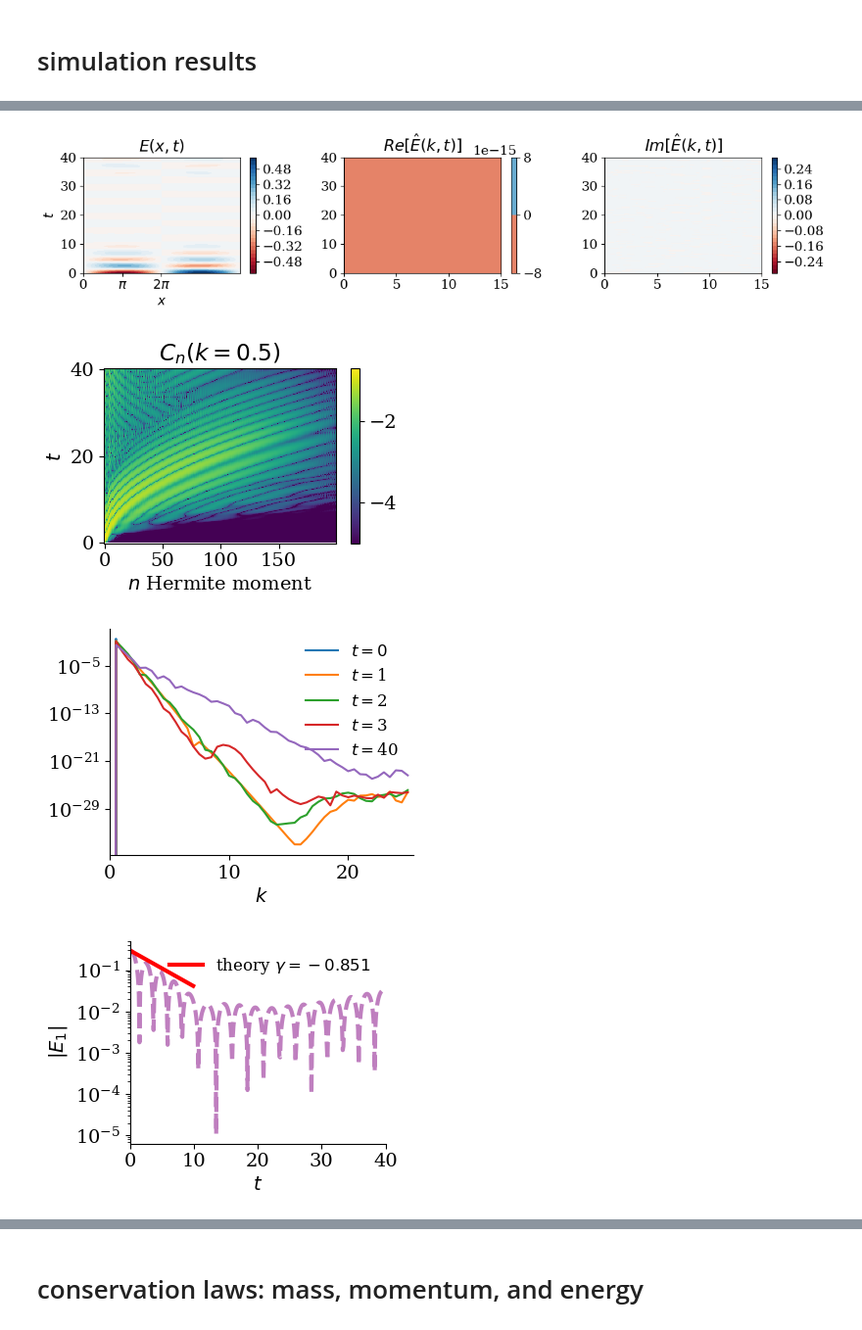
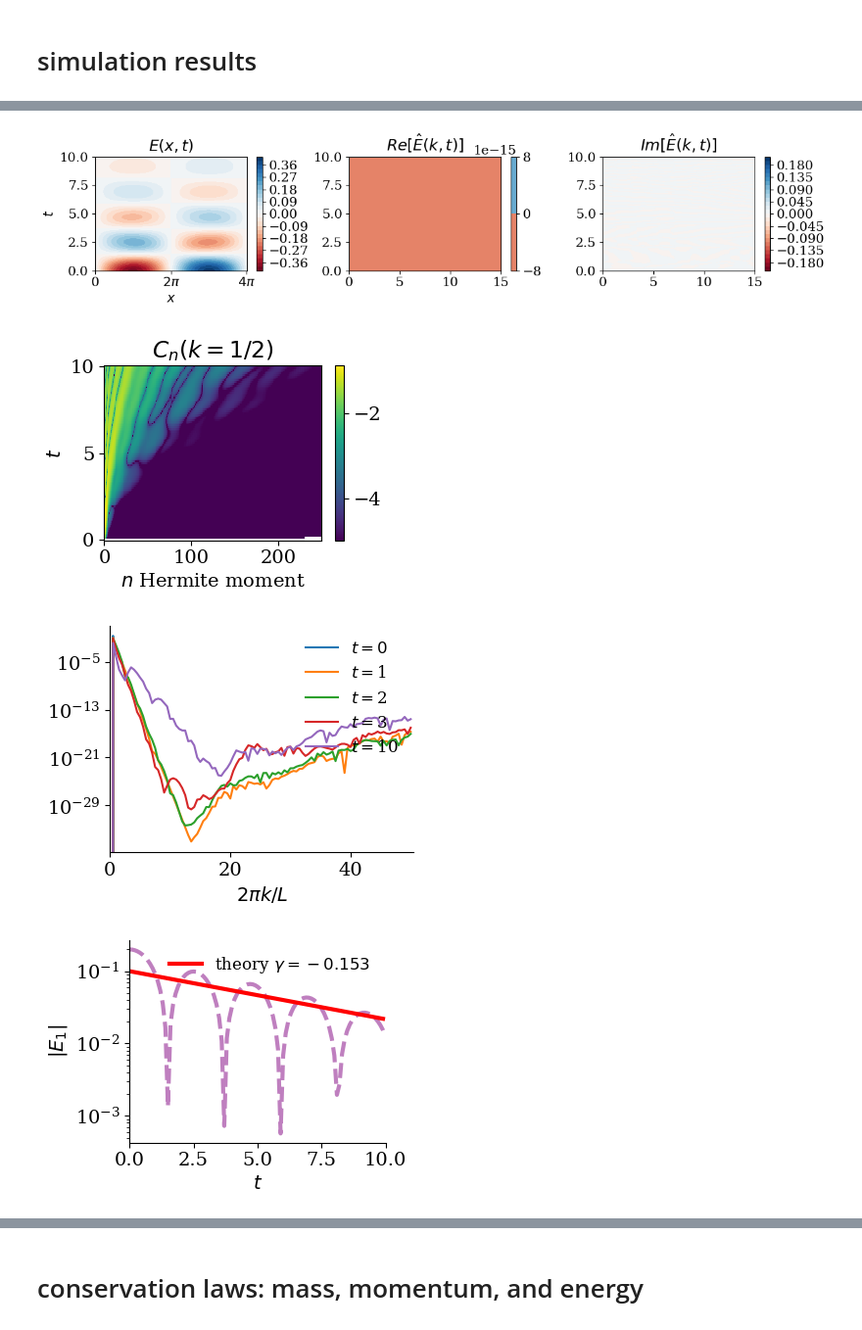
Before and after one commit to opaliss/SpectralSymbolicClosures, a Jupyter notebook: aw_simulation/nonlinear_landau_damping.ipynb, the cells around one changed output, grey strips where cells are left out. Shown at 98% size. Cells and saved outputs as stored; diff of their text form; code cells hidden in the pictures.

```diff
--- a/aw_simulation/nonlinear_landau_damping.ipynb
+++ b/aw_simulation/nonlinear_landau_damping.ipynb
@@ -19,10 +19,10 @@ matplotlib.rc('ytick', labelsize=14)
 # %% [markdown]
 # Nonlinear (Strong) Landau damping
 # %%
-setup = SimulationSetupFOM(Nx=50,
-                           Nx_total=101,
-                           Nv=200,
-                           epsilon=0.3,
+setup = SimulationSetupFOM(Nx=100,
+                           Nx_total=201,
+                           Nv=250,
+                           epsilon=0.2,
                            alpha_e=np.sqrt(2),
                            alpha_i=np.sqrt(2 / 1836),
                            u_e=0,
@@ -30,7 +30,7 @@ setup = SimulationSetupFOM(Nx=50,
                            L=4 * np.pi,
                            dt=0.01,
                            T0=0,
-                           T=40,
+                           T=10,
                            nu=1,
                            col_type="hyper",
                            closure_type="truncation")
@@ -112,8 +112,8 @@ pos = ax[0].contourf(x, sol_midpoint_t, E_midpoint.T, cmap="RdBu", levels=30)
 cbar = fig.colorbar(pos)
 ax[0].set_title("$E(x, t)$")
 ax[0].set_xlabel("$x$")
-_ = ax[0].set_xticks([0, np.pi, 2*np.pi-.05])
-_ = ax[0].set_xticklabels([r"0", r"$\pi$", r"$2\pi$"])
+_ = ax[0].set_xticks([0, 2*np.pi, 4*np.pi-.05])
+_ = ax[0].set_xticklabels([r"0", r"$2\pi$", r"$4\pi$"])
 _ = ax[0].set_ylabel("$t$")
 
 pos = ax[1].contourf(np.arange(setup.Nx_total), sol_midpoint_t, E_midpoint_coeff.real.T, cmap="RdBu", levels=30)
@@ -129,39 +129,39 @@ ax[2].set_title("$Im[\hat{E}(k, t)]$")
 plt.tight_layout()
 #plt.savefig("../figs/FOM/linear_landau/electric_field_FOM" + str(setup.Nv)+ ".png", dpi=600)
 # %% [output]
-[figure, old version]
+[figure, new version]
 # %%
 fig, ax = plt.subplots(figsize=(4, 3))
 pos = ax.pcolormesh(np.arange(setup.Nv), sol_midpoint_t, np.log10(np.abs(sol_midpoint_u[np.arange(setup.Nx+1, (2*setup.Nx+1)*setup.Nv, 2*setup.Nx+1), :])).T, vmin=-5)
 cbar = fig.colorbar(pos)
 ax.set_xlabel("$n$ Hermite moment")
 ax.set_ylabel("$t$")
-ax.set_title(r"$C_{n}(k=0.5)$")
+ax.set_title(r"$C_{n}(k=1/2)$")
 plt.tight_layout()
-plt.savefig("figs/nonlinear_landau/nonlinear_landau_moment_cascade_" + str(setup.Nv)+ "_closure_" + str(setup.closure_type) + "_collisions_" + str(setup.col_type) + ".png", dpi=200)
+#plt.savefig("figs/nonlinear_landau/nonlinear_landau_moment_cascade_" + str(setup.Nv)+ "_closure_" + str(setup.closure_type) + "_collisions_" + str(setup.col_type) + ".png", dpi=200)
 # %% [output]
-[figure, old version]
+[figure, new version]
 # %%
 fig, ax = plt.subplots(figsize=(4, 3))
 plt.plot(np.arange(setup.Nx+1)*2*np.pi/setup.L, np.abs(E_midpoint_coeff[setup.Nx:, 0]), label=r"$t=0$")
 plt.plot(np.arange(setup.Nx+1)*2*np.pi/setup.L, np.abs(E_midpoint_coeff[setup.Nx:, 10]), label=r"$t=$" + str(round(sol_midpoint_t[10])))
 plt.plot(np.arange(setup.Nx+1)*2*np.pi/setup.L, np.abs(E_midpoint_coeff[setup.Nx:, 20]), label=r"$t=$" + str(round(sol_midpoint_t[20])))
 plt.plot(np.arange(setup.Nx+1)*2*np.pi/setup.L, np.abs(E_midpoint_coeff[setup.Nx:, 30]), label=r"$t=$" + str(round(sol_midpoint_t[30])))
-plt.plot(np.arange(setup.Nx+1)*2*np.pi/setup.L,np.abs(E_midpoint_coeff[setup.Nx:, -1]), label=r"$t=$" + str(round(sol_midpoint_t[-1])))
+plt.plot(np.arange(setup.Nx+1)*2*np.pi/setup.L, np.abs(E_midpoint_coeff[setup.Nx:, -1]), label=r"$t=$" + str(round(sol_midpoint_t[-1])))
 ax.set_yscale("log")
-ax.set_xlabel("$k$")
+ax.set_xlabel("$2 \pi k/L$")
 ax.spines['right'].set_visible(False)
 ax.spines['top'].set_visible(False)
 ax.set_xlim(0, (setup.Nx+1)*2*np.pi/setup.L)
 legend = ax.legend(ncols=1, fancybox=False, shadow=False, fontsize=12, loc='upper right')
 legend.get_frame().set_alpha(0)
 # %% [output]
-[figure, old version]
+[figure, new version]
 # %%
 # plot the electric field damping rate
 fig, ax = plt.subplots(figsize=(4, 3))
 ax.plot(sol_midpoint_t, np.abs(E_midpoint_coeff[setup.Nx+1]), "--", c="purple", alpha=0.5, linewidth=3)
-ax.plot(sol_midpoint_t[:100], np.exp(-0.2*sol_midpoint_t[:100])*0.3, linewidth=3, color="red", label=r"theory $\gamma = -0.851$")
+ax.plot(sol_midpoint_t[:100], np.exp(-0.153*sol_midpoint_t[:100])*1E-1, linewidth=3, color="red", label=r"theory $\gamma = -0.153$")
 
 ax.set_yscale("log")
 ax.spines['right'].set_visible(False)
@@ -175,7 +175,7 @@ legend.get_frame().set_alpha(0)
 plt.tight_layout()
 plt.savefig("figs/nonlinear_landau/nonlinear_landau_electric_field_damping_" + str(setup.Nv)+ "_closure_" + str(setup.closure_type) + "_collisions_" + str(setup.col_type) + ".png", dpi=200)
 # %% [output]
-[figure, old version]
+[figure, new version]
 # %%
 # plot the phase space evolution as a function of time
 fig, ax = plt.subplots(nrows=4, figsize=(5, 10), sharex=True)
```
Also changed, not shown: parts of 4 cells of this notebook, 3 other files.
